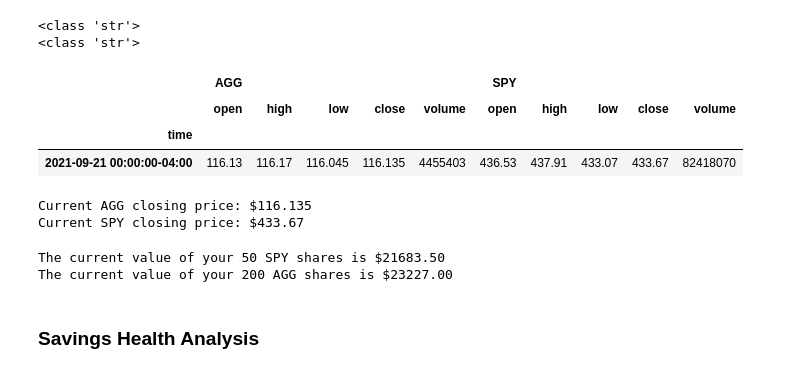
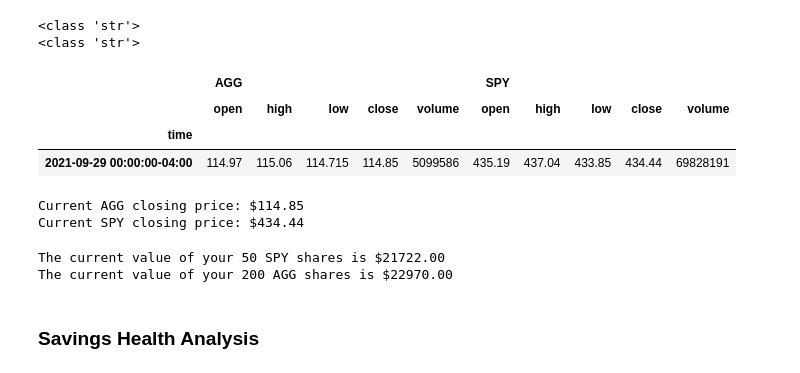
Before and after one commit to mmfsb/APIs_Homework, a Jupyter notebook: Starter_Code/financial-planner.ipynb, the cells around one changed output. Cells and saved outputs as stored; diff of their text form; code cells hidden in the pictures.

```diff
--- a/Starter_Code/financial-planner.ipynb
+++ b/Starter_Code/financial-planner.ipynb
@@ -117,32 +117,32 @@ print(type(alpaca_secret_key))
 <class 'str'>
 # %%
 # Format current date as ISO format
-today = pd.Timestamp("2021-09-21", tz="America/New_York").isoformat()
+today = pd.Timestamp("2021-09-29", tz="America/New_York").isoformat()
 
 # Set the tickers
 tickers = ["AGG", "SPY"]
 
 # Set timeframe to '1D' for Alpaca API
 timeframe = "1D"
 
 # Get current closing prices for SPY and AGG
 # (use a limit=1000 parameter to call the most recent 1000 days of data)
 current_closing_price = api.get_barset(
     tickers,
     timeframe,
     start=today,
     end=today,
     limit=1000,
 ).df
 
 #current_closing_price.set_index("Time")
 # Preview DataFrame
 current_closing_price.head()
 # %% [output]
 |  | AGG |  |  |  |  | SPY |  |  |  |  |
 |  | open | high | low | close | volume | open | high | low | close | volume |
 | time |  |  |  |  |  |  |  |  |  |  |
-| 2021-09-21 00:00:00-04:00 | 116.13 | 116.17 | 116.045 | 116.135 | 4455403 | 436.53 | 437.91 | 433.07 | 433.67 | 82418070 |
+| 2021-09-29 00:00:00-04:00 | 114.97 | 115.06 | 114.715 | 114.85 | 5099586 | 435.19 | 437.04 | 433.85 | 434.44 | 69828191 |
 # %%
 # Pick AGG and SPY close prices
 agg_close_price = float(current_closing_price["AGG"]["close"])
@@ -151,8 +151,8 @@ spy_close_price = float(current_closing_price["SPY"]["close"])
 print(f"Current AGG closing price: ${agg_close_price}")
 print(f"Current SPY closing price: ${spy_close_price}")
 # %% [output]
-Current AGG closing price: $116.135
-Current SPY closing price: $433.67
+Current AGG closing price: $114.85
+Current SPY closing price: $434.44
 # %%
 # Compute the current value of shares
 my_agg_value = my_agg * agg_close_price
@@ -162,8 +162,8 @@ my_spy_value = my_spy * spy_close_price
 print(f"The current value of your {my_spy} SPY shares is ${my_spy_value:0.2f}")
 print(f"The current value of your {my_agg} AGG shares is ${my_agg_value:0.2f}")
 # %% [output]
-The current value of your 50 SPY shares is $21683.50
-The current value of your 200 AGG shares is $23227.00
+The current value of your 50 SPY shares is $21722.00
+The current value of your 200 AGG shares is $22970.00
 # %% [markdown]
 ### Savings Health Analysis
 # %%
```
Also changed, not shown: parts of 3 cells of this notebook.
